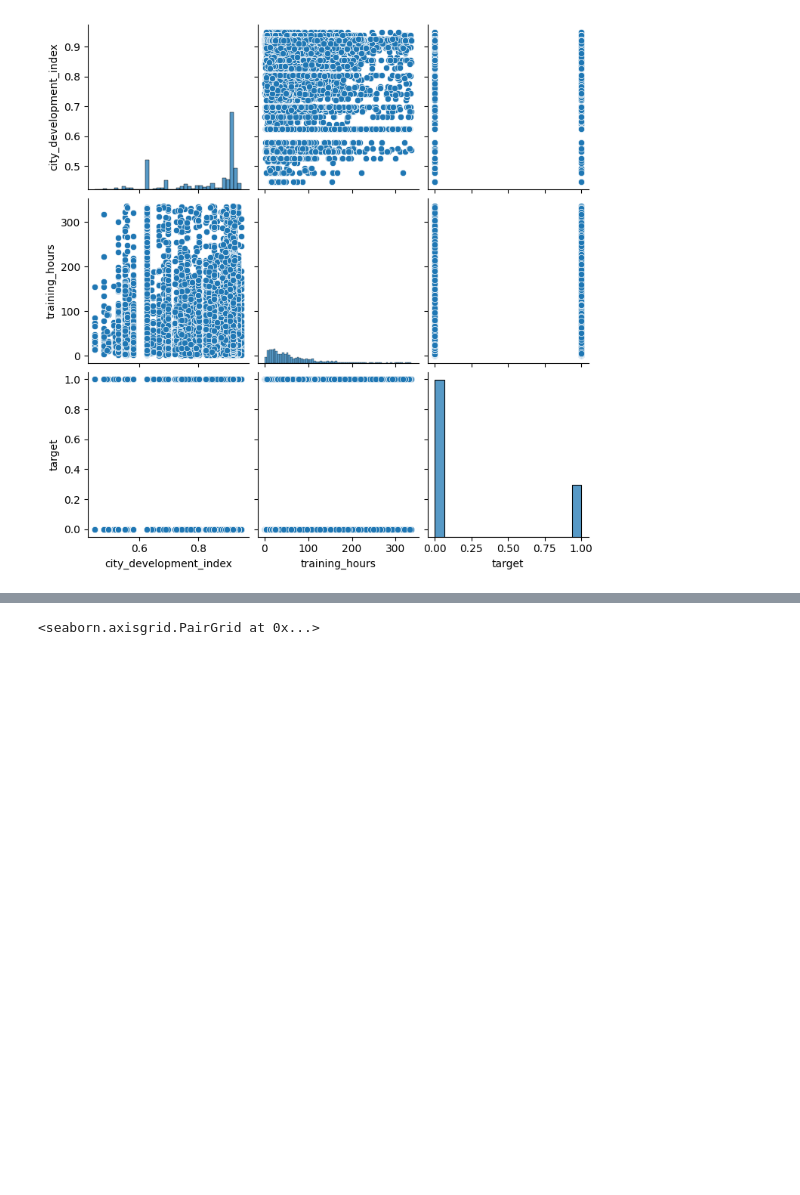
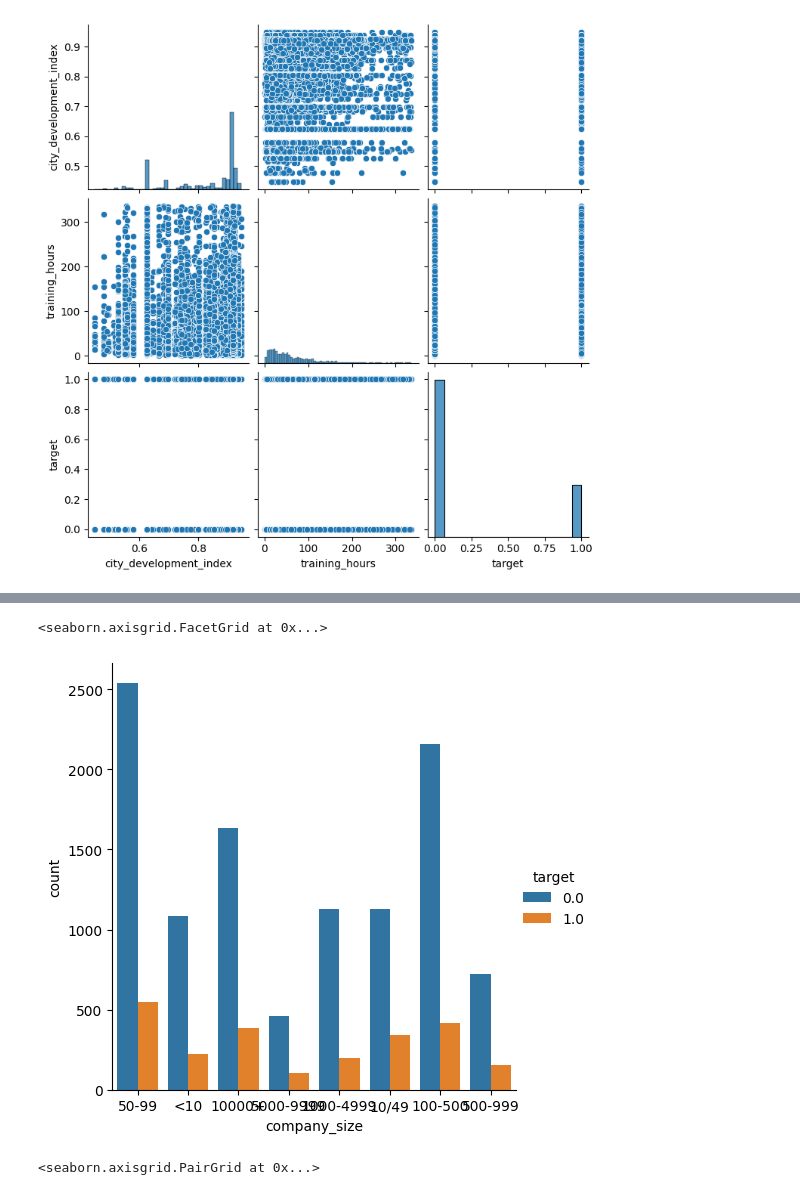
Before and after one commit to AnsealArt/PJWSTK-EWD, a Jupyter notebook: Project/hr_analytics.ipynb, the cells around one changed output, grey strips where cells are left out. Drawn from its saved outputs; the diff is of its cells as text; code cells hidden in the pictures; blank space fills up the shorter version.

```diff
--- a/Project/hr_analytics.ipynb
+++ b/Project/hr_analytics.ipynb
@@ -109,3 +128,8 @@ sns.pairplot(df_hr)
+# %%
+sns.catplot(data=df_hr, x='company_size',hue='target', kind="count")
+# %% [output]
+<seaborn.axisgrid.FacetGrid at 0x...>
+[figure, added]
 # %%
 sns.pairplot(df_hr, hue="target")
 
```
Also changed, not shown: parts of 13 cells of this notebook.
